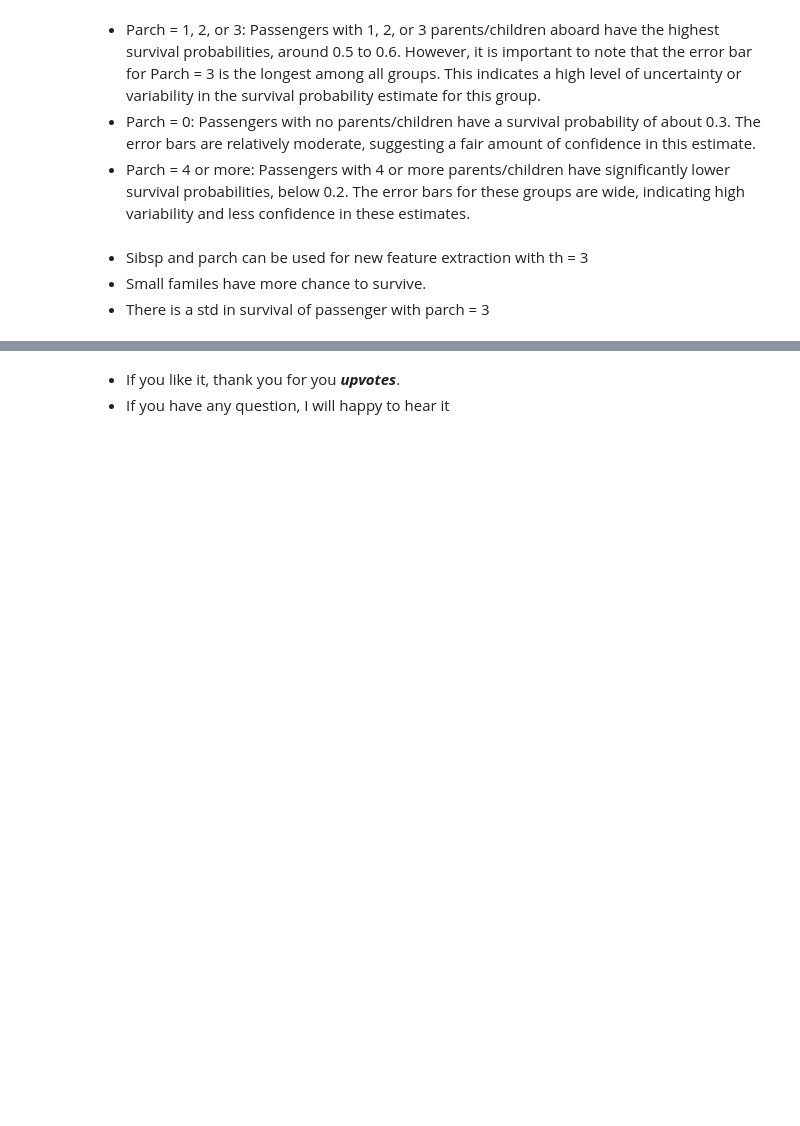
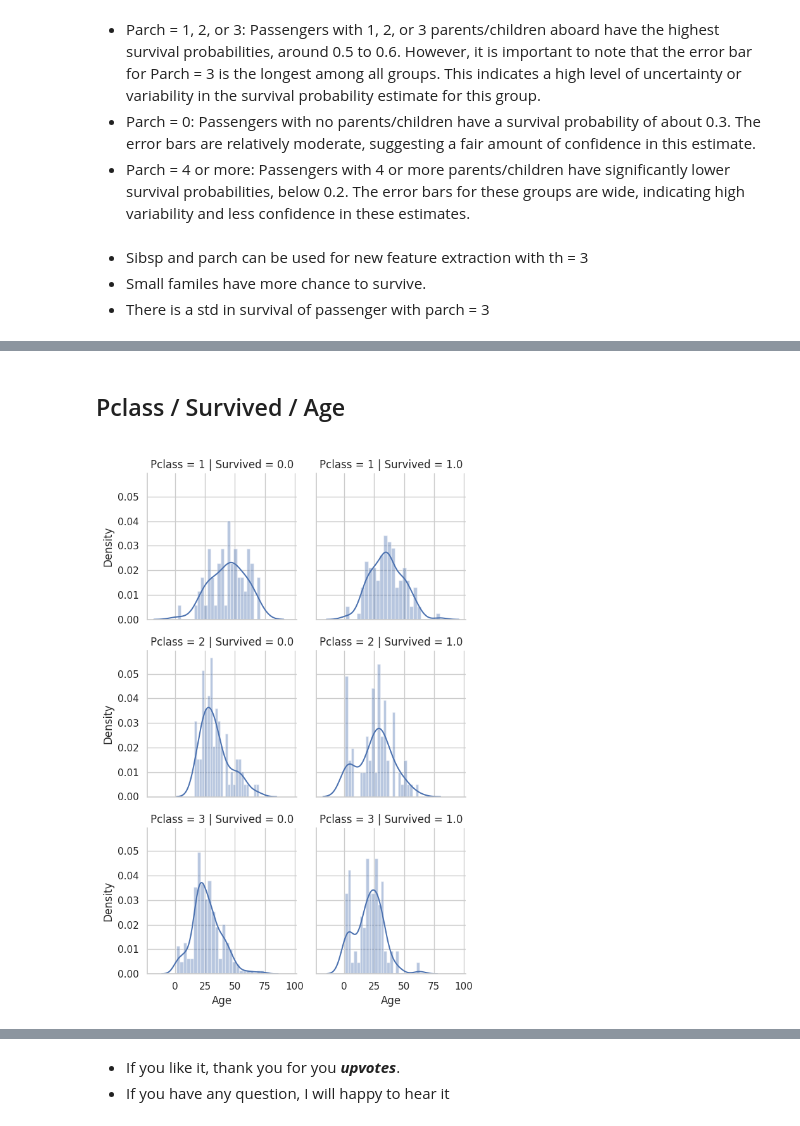
Before and after one commit to aeyeniay/TitanicEDA, a Jupyter notebook: titanic-eda.ipynb, the cells around one changed output, grey strips where cells are left out. Cells and saved outputs as stored; diff of their text form; code cells hidden in the pictures; blank space fills up the shorter version.

```diff
--- a/titanic-eda.ipynb
+++ b/titanic-eda.ipynb
@@ -595,0 +627,10 @@ plt.show()
+# %% [markdown]
+## Pclass / Survived / Age
+<a id = "17"></a>
+# %%
+g = sns.FacetGrid(train_df, col = "Survived", row = "Pclass", height = 3)
+g.map(sns.distplot, "Age", bins = 25)
+g.add_legend()
+plt.show()
+# %% [output]
+[figure, added]
```
Also changed, not shown: parts of 27 cells of this notebook.
